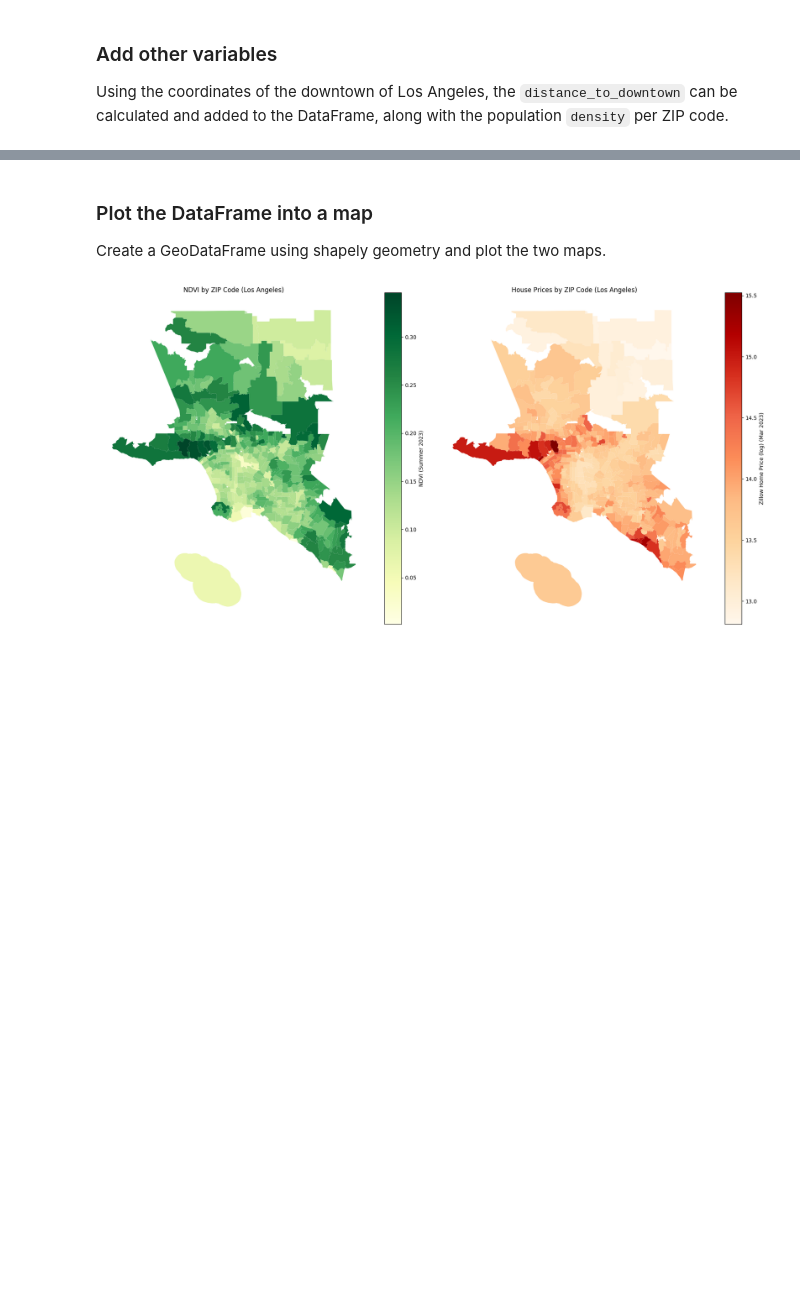
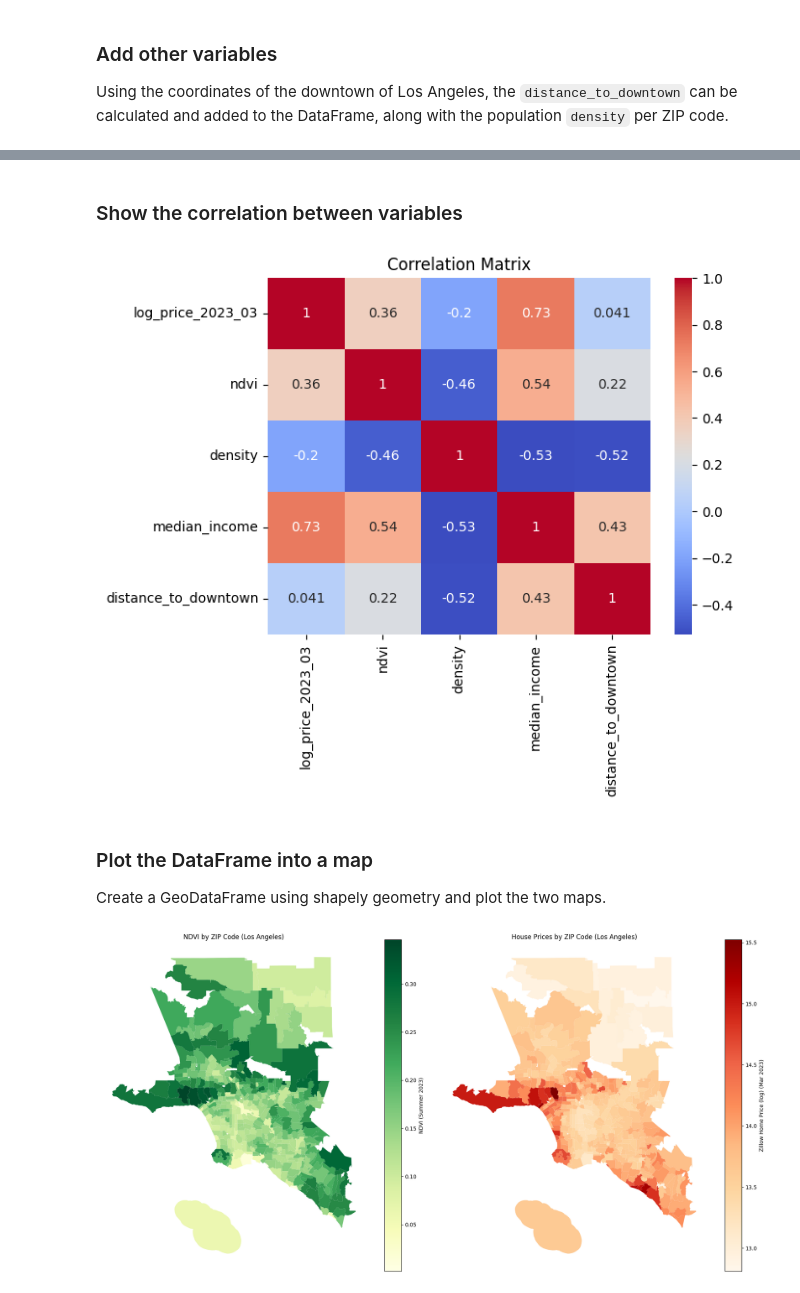
Before and after one commit to andreleo02/geospatial-analysis-project, a Jupyter notebook: analysis.ipynb, the cells around one changed output, grey strips where cells are left out. Saved outputs shown, nothing was run; the diff lists cells and outputs as text; code cells hidden in the pictures; blank space fills up the shorter version.

```diff
--- a/analysis.ipynb
+++ b/analysis.ipynb
@@ -133,3 +182,12 @@ merged_df.to_csv("data/zillow_ndvi_merged.csv", index=False)
+# %% [markdown]
+### Show the correlation between variables
+# %%
+sns.heatmap(merged_df[['log_price_2023_03', 'ndvi', 'density', 'median_income', 'distance_to_downtown']].corr(), annot=True, cmap='coolwarm')
+plt.title("Correlation Matrix")
+plt.savefig('plots/correlation.png')
+plt.show()
+# %% [output]
+[figure, added]
 # %% [markdown]
 ### Plot the DataFrame into a map
 
```
Also changed, not shown: parts of 23 cells of this notebook, 11 other files.
